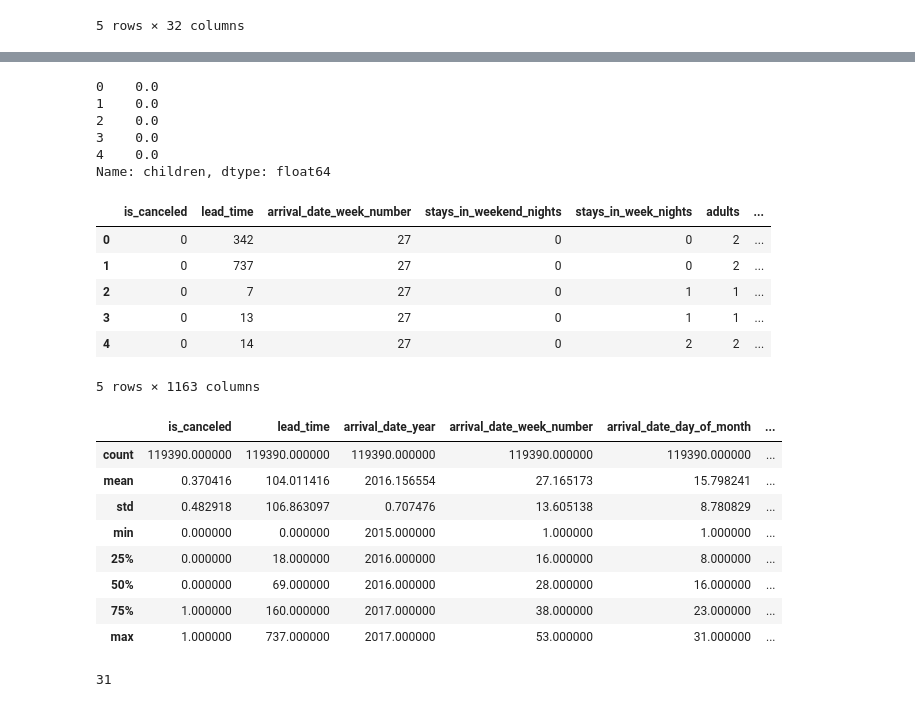
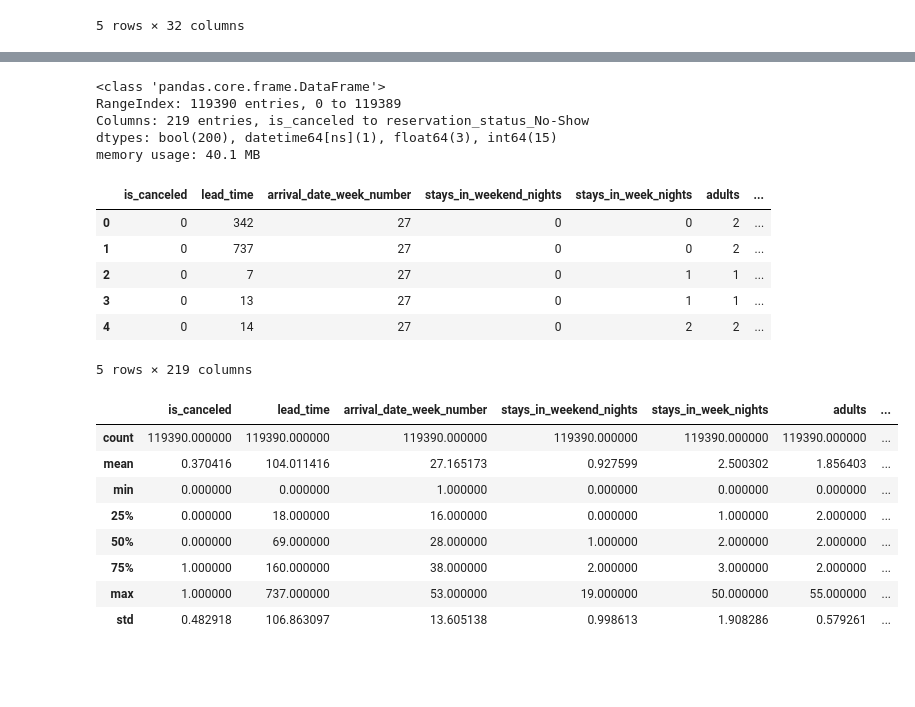
Before and after one commit to arcierim/data-mining-project, a Jupyter notebook: src/eda.ipynb, the cells around one changed output, grey strips where cells are left out. Cells and saved outputs as stored; diff of their text form; code cells hidden in the pictures; blank space fills up the shorter version.

```diff
--- a/src/eda.ipynb
+++ b/src/eda.ipynb
@@ -97,9 +66,0 @@ ValueError: The truth value of a Series is ambiguous. Use a.empty, a.bool(), a.i
-# %%
-data_processed['children'].head()
-# %% [output]
-0    0.0
-1    0.0
-2    0.0
-3    0.0
-4    0.0
-Name: children, dtype: float64
@@ -117,5 +67,33 @@ data_processed = pd.get_dummies(data_processed, columns=['reservation_status_dat
+# %%
+data_preprocessed = data.copy()
+data_preprocessed['children'] = data['children'].fillna(-1).astype(int)
+data_preprocessed['arrival_date'] = pd.to_datetime(data.arrival_date_year.astype(str) + '-' + data.arrival_date_month.astype(str) + '-' + data.arrival_date_day_of_month.astype(str))
+data_preprocessed.drop(['arrival_date_year', 'arrival_date_month', 'arrival_date_day_of_month'], axis=1, inplace=True)
+
+data_preprocessed = pd.get_dummies(data_preprocessed, columns=['hotel'], drop_first=True)
+data_preprocessed = pd.get_dummies(data_preprocessed, columns=['meal'], drop_first=True)
+data_preprocessed = pd.get_dummies(data_preprocessed, columns=['country'], drop_first=True)
+data_preprocessed = pd.get_dummies(data_preprocessed, columns=['market_segment'], drop_first=True)
+data_preprocessed = pd.get_dummies(data_preprocessed, columns=['distribution_channel'], drop_first=True)
+
+data_preprocessed['room_attribution'] = (data_preprocessed['reserved_room_type'] == data_preprocessed['assigned_room_type'])
+data_preprocessed.drop(['reserved_room_type', 'assigned_room_type'], axis=1, inplace=True)
+
+data_preprocessed = pd.get_dummies(data_preprocessed, columns=['deposit_type'], drop_first=True)
+data_preprocessed = pd.get_dummies(data_preprocessed, columns=['customer_type'], drop_first=True)
+data_preprocessed = pd.get_dummies(data_preprocessed, columns=['reservation_status'], drop_first=True)
+
+data_preprocessed.drop(['reservation_status_date'], axis=1, inplace=True)
+# %%
+data_preprocessed.info()
+# %% [output]
+<class 'pandas.core.frame.DataFrame'>
+RangeIndex: 119390 entries, 0 to 119389
+Columns: 219 entries, is_canceled to reservation_status_No-Show
+dtypes: bool(200), datetime64[ns](1), float64(3), int64(15)
+memory usage: 40.1 MB
 # %%
-data_processed.head()
+data_preprocessed.head()
 # %% [output]
 |  | is_canceled | lead_time | arrival_date_week_number | stays_in_weekend_nights | stays_in_week_nights | adults | ... |
 | 0 | 0 | 342 | 27 | 0 | 0 | 2 | ... |
@@ -123,17 +101,17 @@ data_processed.head()
 | 2 | 0 | 7 | 27 | 0 | 1 | 1 | ... |
 | 3 | 0 | 13 | 27 | 0 | 1 | 1 | ... |
 | 4 | 0 | 14 | 27 | 0 | 2 | 2 | ... |
-5 rows × 1163 columns
+5 rows × 219 columns
 # %%
-data.describe()
+data_preprocessed.describe()
 # %% [output]
-|  | is_canceled | lead_time | arrival_date_year | arrival_date_week_number | arrival_date_day_of_month | ... |
-| count | 119390.000000 | 119390.000000 | 119390.000000 | 119390.000000 | 119390.000000 | ... |
-| mean | 0.370416 | 104.011416 | 2016.156554 | 27.165173 | 15.798241 | ... |
-| std | 0.482918 | 106.863097 | 0.707476 | 13.605138 | 8.780829 | ... |
-| min | 0.000000 | 0.000000 | 2015.000000 | 1.000000 | 1.000000 | ... |
-| 25% | 0.000000 | 18.000000 | 2016.000000 | 16.000000 | 8.000000 | ... |
-| 50% | 0.000000 | 69.000000 | 2016.000000 | 28.000000 | 16.000000 | ... |
-| 75% | 1.000000 | 160.000000 | 2017.000000 | 38.000000 | 23.000000 | ... |
-| max | 1.000000 | 737.000000 | 2017.000000 | 53.000000 | 31.000000 | ... |
+|  | is_canceled | lead_time | arrival_date_week_number | stays_in_weekend_nights | stays_in_week_nights | adults | ... |
+| count | 119390.000000 | 119390.000000 | 119390.000000 | 119390.000000 | 119390.000000 | 119390.000000 | ... |
+| mean | 0.370416 | 104.011416 | 27.165173 | 0.927599 | 2.500302 | 1.856403 | ... |
+| min | 0.000000 | 0.000000 | 1.000000 | 0.000000 | 0.000000 | 0.000000 | ... |
+| 25% | 0.000000 | 18.000000 | 16.000000 | 0.000000 | 1.000000 | 2.000000 | ... |
+| 50% | 0.000000 | 69.000000 | 28.000000 | 1.000000 | 2.000000 | 2.000000 | ... |
+| 75% | 1.000000 | 160.000000 | 38.000000 | 2.000000 | 3.000000 | 2.000000 | ... |
+| max | 1.000000 | 737.000000 | 53.000000 | 19.000000 | 50.000000 | 55.000000 | ... |
+| std | 0.482918 | 106.863097 | 13.605138 | 0.998613 | 1.908286 | 0.579261 | ... |
 # %%
@@ -142,4 +119,0 @@ df_output = data['is_canceled']
-# %%
-len(df_input.columns)
-# %% [output]
-31
```
Also changed, not shown: parts of 7 cells of this notebook.
